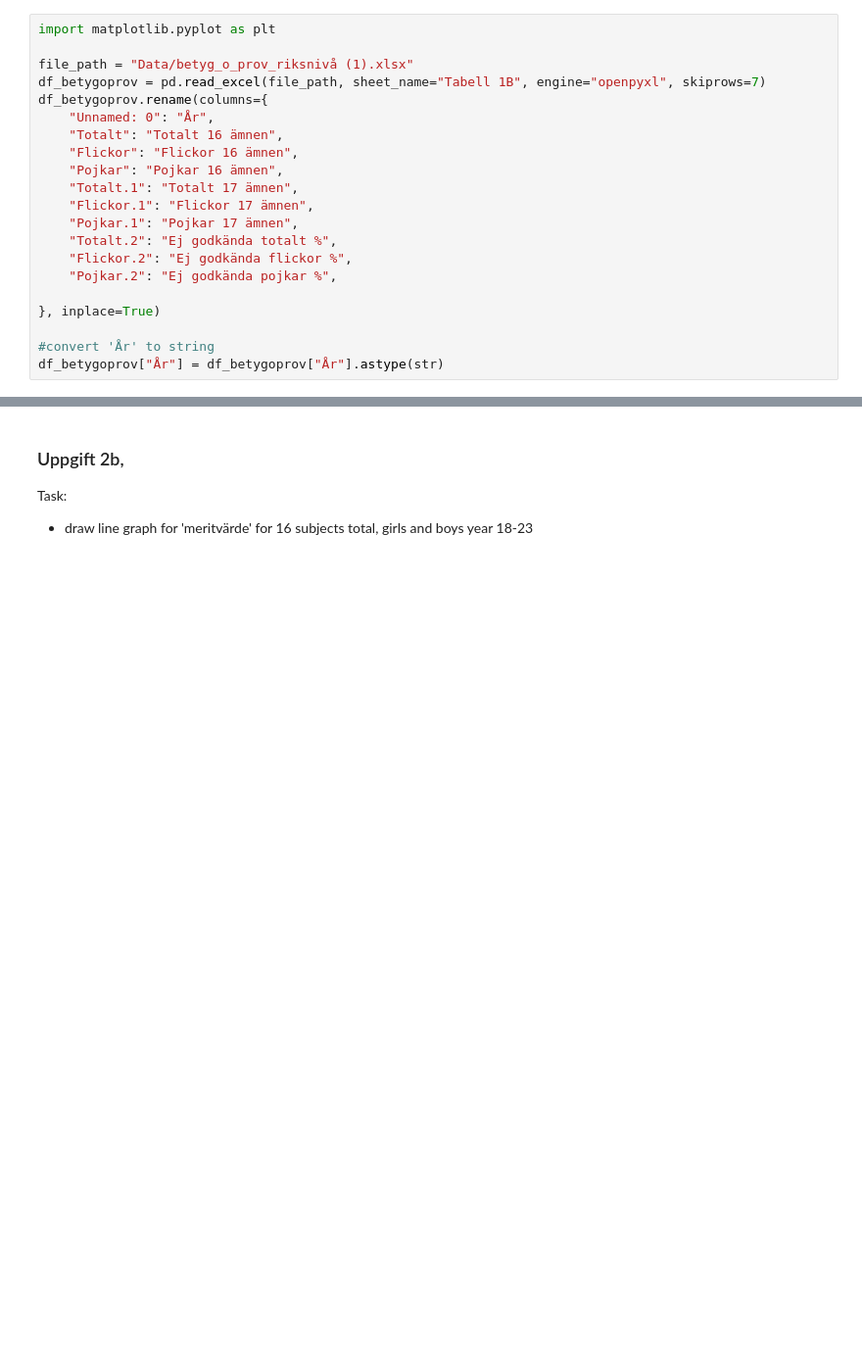
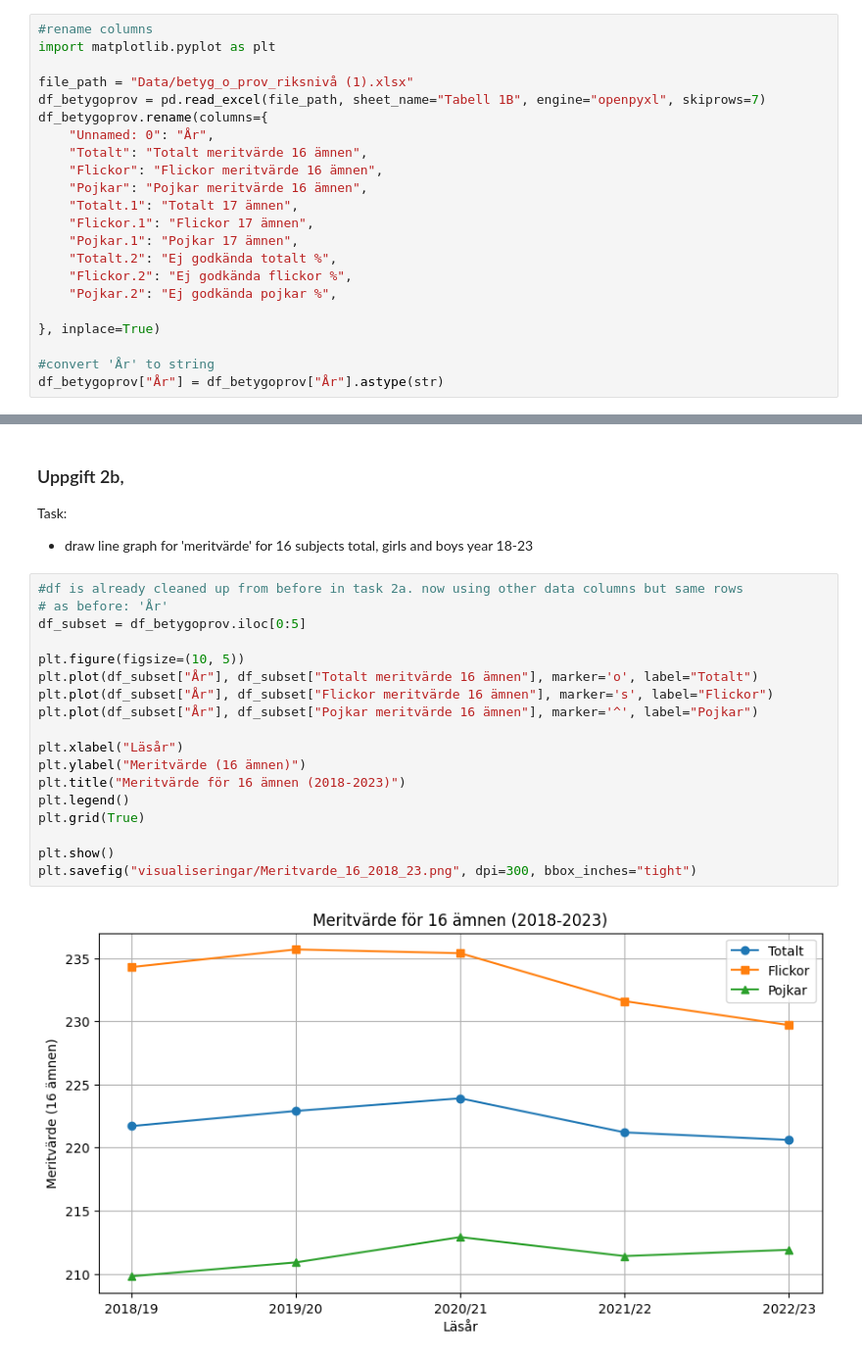
Before and after one commit to SusannaR11/Lab2_Python_DV, a Jupyter notebook: Uppgift_2.ipynb, the cells around one changed output, grey strips where cells are left out. Shown: that part at 98% size. Drawn from its saved outputs; the diff is of its cells as text; blank space fills up the shorter version.

```diff
--- a/Uppgift_2.ipynb
+++ b/Uppgift_2.ipynb
@@ -50,15 +52,16 @@ df_betygoprov.head()
 | 3 | 2021/22 | 221.2 | 231.6 | 211.4 | 229.2 | 240.3 | ... |
 | 4 | 2022/23 | 220.6 | 229.7 | 211.9 | 228.5 | 238.2 | ... |
 # %%
+#rename columns
 import matplotlib.pyplot as plt
 
 file_path = "Data/betyg_o_prov_riksnivå (1).xlsx"
 df_betygoprov = pd.read_excel(file_path, sheet_name="Tabell 1B", engine="openpyxl", skiprows=7)
 df_betygoprov.rename(columns={
     "Unnamed: 0": "År",
-    "Totalt": "Totalt 16 ämnen",
-    "Flickor": "Flickor 16 ämnen",
-    "Pojkar": "Pojkar 16 ämnen",
+    "Totalt": "Totalt meritvärde 16 ämnen",
+    "Flickor": "Flickor meritvärde 16 ämnen",
+    "Pojkar": "Pojkar meritvärde 16 ämnen",
     "Totalt.1": "Totalt 17 ämnen",
     "Flickor.1": "Flickor 17 ämnen",
     "Pojkar.1": "Pojkar 17 ämnen",
@@ -95,3 +100,23 @@ plt.show()
 ### Uppgift 2b,
 Task:
 - draw line graph for 'meritvärde' for 16 subjects total, girls and boys year 18-23
+# %%
+#df is already cleaned up from before in task 2a. now using other data columns but same rows
+# as before: 'År'
+df_subset = df_betygoprov.iloc[0:5]
+
+plt.figure(figsize=(10, 5))
+plt.plot(df_subset["År"], df_subset["Totalt meritvärde 16 ämnen"], marker='o', label="Totalt")
+plt.plot(df_subset["År"], df_subset["Flickor meritvärde 16 ämnen"], marker='s', label="Flickor")
+plt.plot(df_subset["År"], df_subset["Pojkar meritvärde 16 ämnen"], marker='^', label="Pojkar")
+
+plt.xlabel("Läsår")
+plt.ylabel("Meritvärde (16 ämnen)")
+plt.title("Meritvärde för 16 ämnen (2018-2023)")
+plt.legend()
+plt.grid(True)
+
+plt.show()
+plt.savefig("visualiseringar/Meritvarde_16_2018_23.png", dpi=300, bbox_inches="tight")
+# %% [output]
+[figure, added]
```
Also changed, not shown: parts of 12 cells of this notebook, 10 other files.
